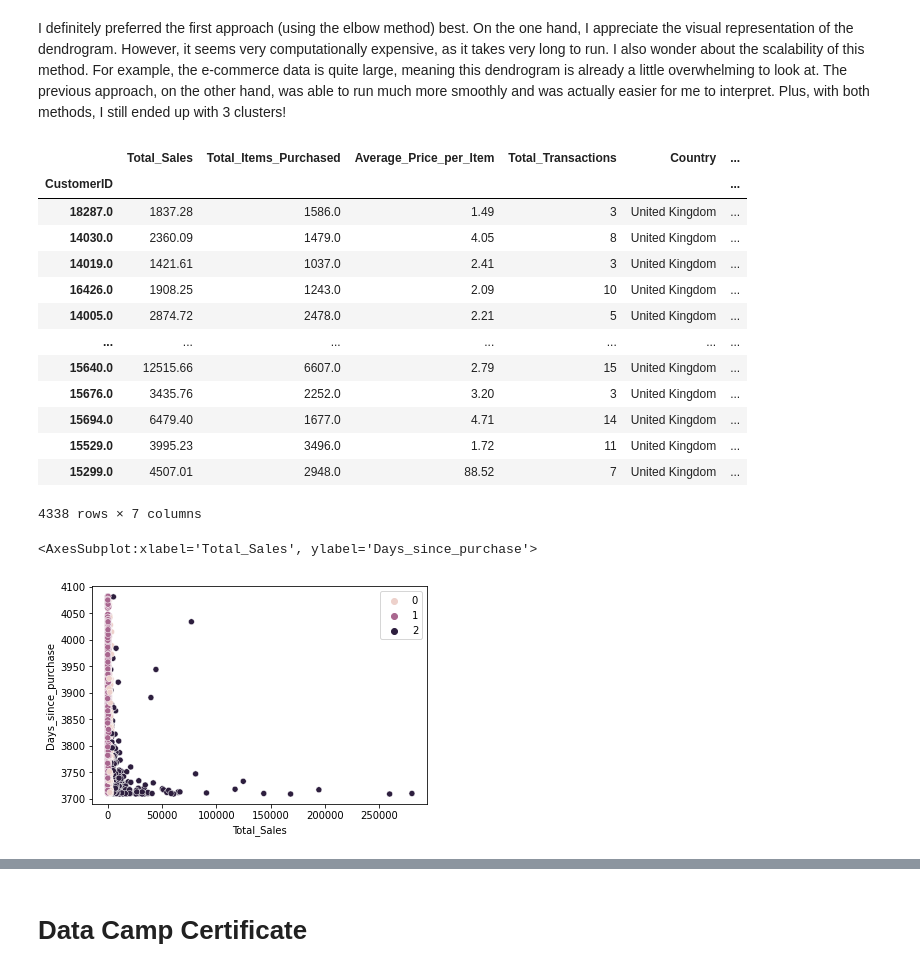
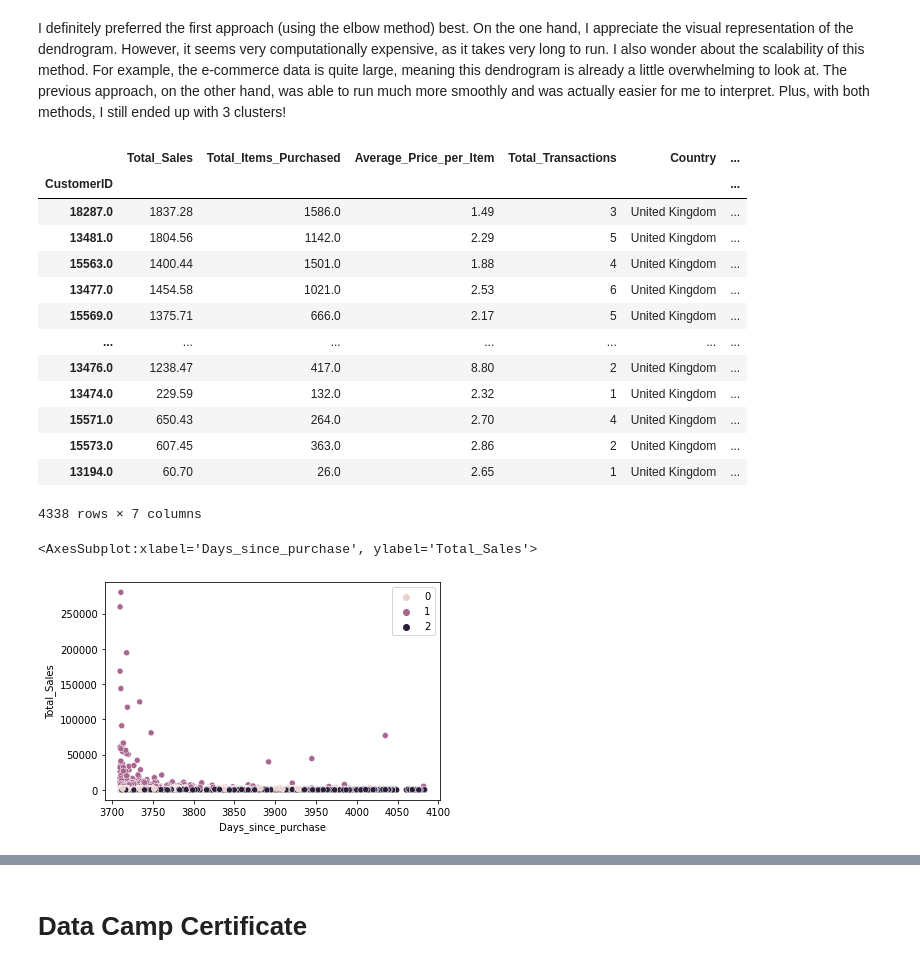
Before and after one commit to artolon/HW19-Unsupervised-Learning, a Jupyter notebook: Homework19.ipynb, the cells around one changed output, grey strips where cells are left out. Cells and saved outputs as stored; diff of their text form; code cells hidden in the pictures.

```diff
--- a/Homework19.ipynb
+++ b/Homework19.ipynb
@@ -275,14 +307,16 @@ customer_df.head()
 # %% [markdown]
 Finally, I will normalize all of my data before computing any models. This is also an edit. I had previously standardized all of my values. I iterated through the process again to see if normalizing would produce better results. In fact, it did, so that is what I decided to go with. See code below.
 # %%
+from sklearn.preprocessing import Normalizer
+
 # Extract values
-x = customer_df.drop('Country', axis=1).values
+X = customer_df.drop('Country', axis=1).values
 # Create Normalizer instance
 n = Normalizer()
 # Fit the normalizer to my data
-x_norm = n.fit_transform(x)
+x_norm = n.fit_transform(X)
 # Add back to data frame
-df = pd.DataFrame(x_norm)
+norm_df = pd.DataFrame(x_norm, columns = ['Total_sales', 'Items_purchased', 'Avg_price', 'Transactions', 'Days'])
 # View standardized data
-df.head()
+norm_df.head()
 # %% [output]
@@ -404,19 +440,19 @@ customer_df.sort_values('cluster')
 |  | Total_Sales | Total_Items_Purchased | Average_Price_per_Item | Total_Transactions | Country | ... |
 | CustomerID |  |  |  |  |  | ... |
 | 18287.0 | 1837.28 | 1586.0 | 1.49 | 3 | United Kingdom | ... |
-| 14030.0 | 2360.09 | 1479.0 | 4.05 | 8 | United Kingdom | ... |
-| 14019.0 | 1421.61 | 1037.0 | 2.41 | 3 | United Kingdom | ... |
-| 16426.0 | 1908.25 | 1243.0 | 2.09 | 10 | United Kingdom | ... |
-| 14005.0 | 2874.72 | 2478.0 | 2.21 | 5 | United Kingdom | ... |
+| 13481.0 | 1804.56 | 1142.0 | 2.29 | 5 | United Kingdom | ... |
+| 15563.0 | 1400.44 | 1501.0 | 1.88 | 4 | United Kingdom | ... |
+| 13477.0 | 1454.58 | 1021.0 | 2.53 | 6 | United Kingdom | ... |
+| 15569.0 | 1375.71 | 666.0 | 2.17 | 5 | United Kingdom | ... |
 | ... | ... | ... | ... | ... | ... | ... |
-| 15640.0 | 12515.66 | 6607.0 | 2.79 | 15 | United Kingdom | ... |
-| 15676.0 | 3435.76 | 2252.0 | 3.20 | 3 | United Kingdom | ... |
-| 15694.0 | 6479.40 | 1677.0 | 4.71 | 14 | United Kingdom | ... |
-| 15529.0 | 3995.23 | 3496.0 | 1.72 | 11 | United Kingdom | ... |
-| 15299.0 | 4507.01 | 2948.0 | 88.52 | 7 | United Kingdom | ... |
+| 13476.0 | 1238.47 | 417.0 | 8.80 | 2 | United Kingdom | ... |
+| 13474.0 | 229.59 | 132.0 | 2.32 | 1 | United Kingdom | ... |
+| 15571.0 | 650.43 | 264.0 | 2.70 | 4 | United Kingdom | ... |
+| 15573.0 | 607.45 | 363.0 | 2.86 | 2 | United Kingdom | ... |
+| 13194.0 | 60.70 | 26.0 | 2.65 | 1 | United Kingdom | ... |
 4338 rows × 7 columns
 # %%
-sns.scatterplot(x='Total_Sales', y='Days_since_purchase', data=customer_df, hue=cluster)
+sns.scatterplot(x='Days_since_purchase', y='Total_Sales', data=customer_df, hue=cluster)
 # %% [output]
-<AxesSubplot:xlabel='Total_Sales', ylabel='Days_since_purchase'>
+<AxesSubplot:xlabel='Days_since_purchase', ylabel='Total_Sales'>
-[figure, old version]
+[figure, new version]
```
Also changed, not shown: parts of 14 cells of this notebook.
